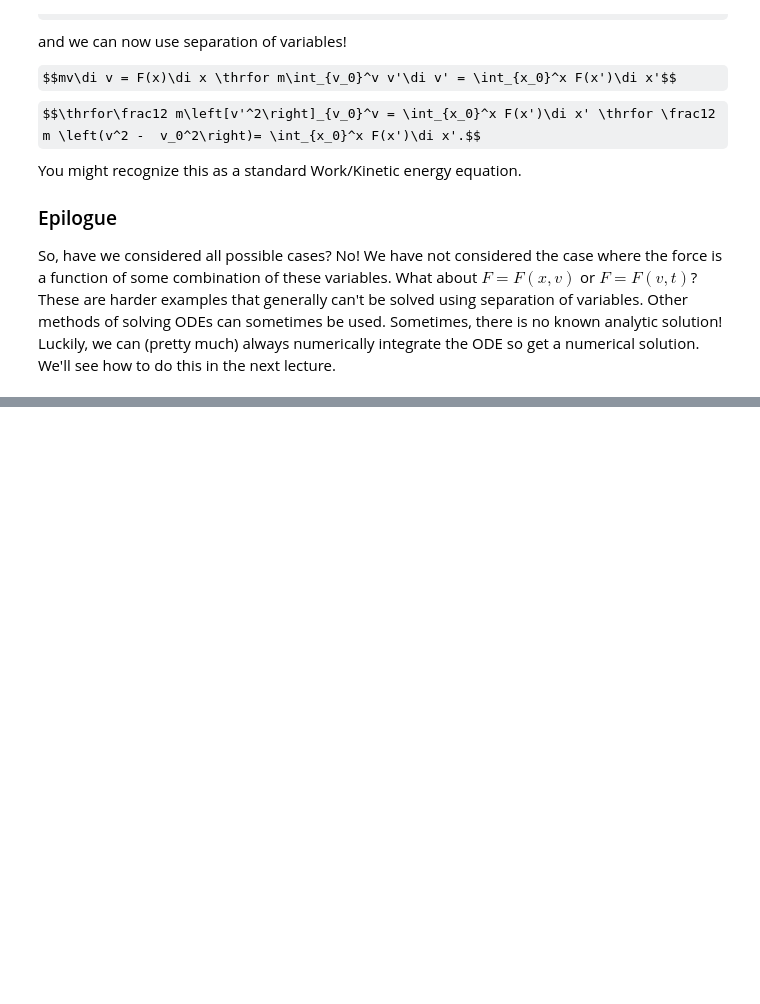
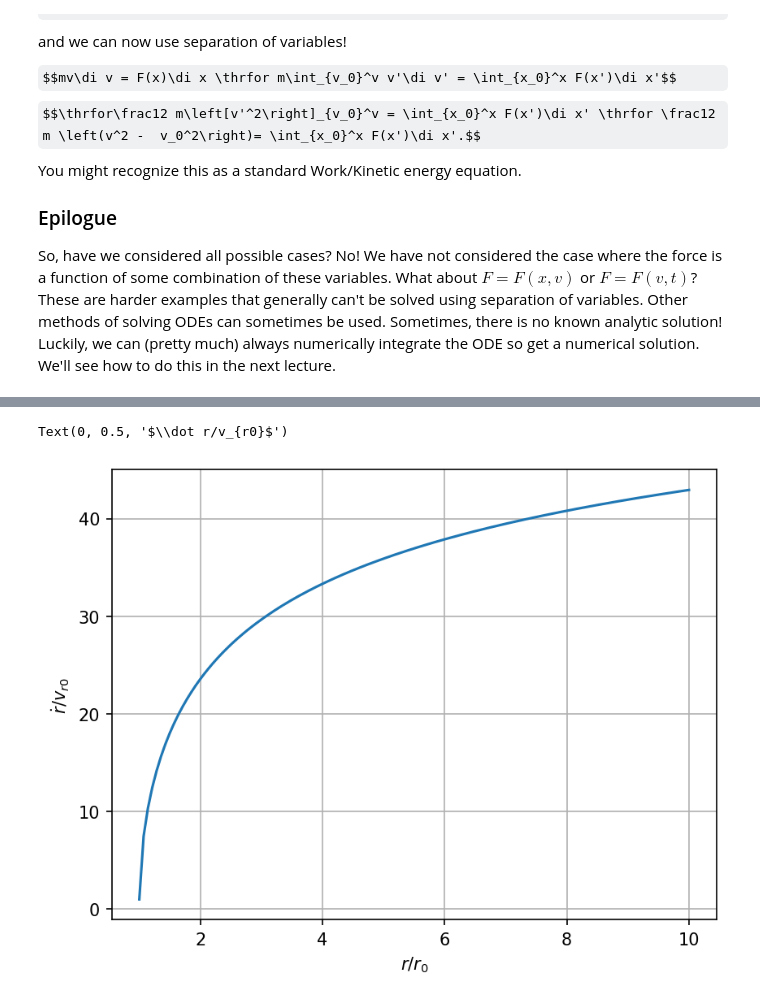
Before and after one commit to ngrisouard/254-lectures-2023S, a Jupyter notebook: L01-Intro/L01_Newtons2nd.ipynb, the cells around one changed output, grey strips where cells are left out. Cells and saved outputs as stored; diff of their text form; code cells hidden in the pictures; some formulas as TeX source; blank space fills up the shorter version.

```diff
--- a/L01-Intro/L01_Newtons2nd.ipynb
+++ b/L01-Intro/L01_Newtons2nd.ipynb
@@ -396,0 +523,14 @@ So, have we considered all possible cases?  No!  We have not considered the case
+# %%
+r0, omega0, vr0 = 1., 10., 0.5  # why not
+A = 2*(r0*omega0)**2
+B = vr0**2 - A*np.log(r0)
+r = np.linspace(r0, 10*r0, 128)  # 128 values between r0 and 10*r0
+dotr = (A*np.log(r) + B)**.5
+# %%
+plt.plot(r/r0, dotr/vr0)
+plt.grid()
+plt.xlabel('$r/r_0$')  # alway put units on your axes. Here, r0 is the unit
+plt.ylabel('$\dot r/v_{r0}$')  # idem
+# %% [output]
+Text(0, 0.5, '$\\dot r/v_{r0}$')
+[figure, added]
```
Also changed, not shown: parts of 17 cells of this notebook, 2 other files.
